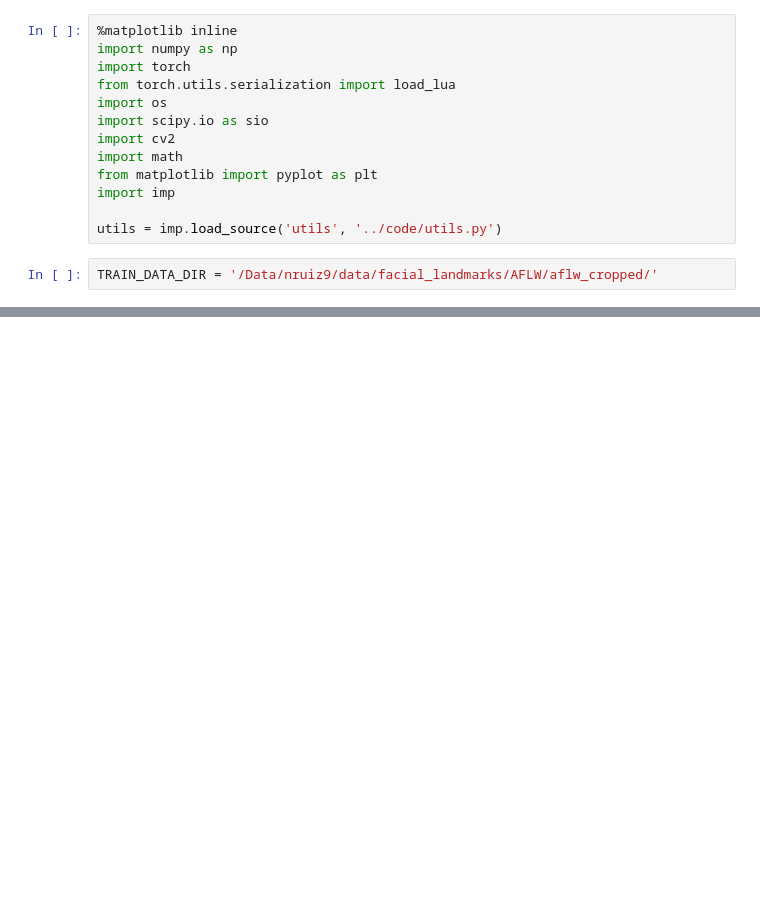
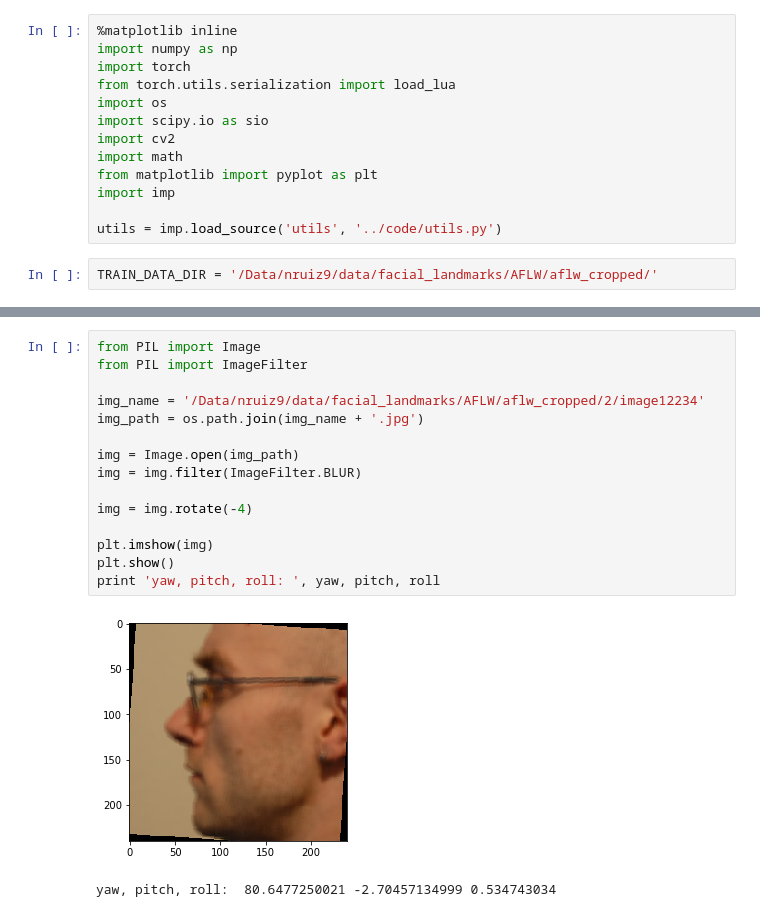
Before and after one commit to natanielruiz/deep-head-pose, a Jupyter notebook: practice/vis_AFLW.ipynb, the cells around one changed output, grey strips where cells are left out. Cells and saved outputs as stored; diff of their text form; blank space fills up the shorter version.

```diff
--- a/practice/vis_AFLW.ipynb
+++ b/practice/vis_AFLW.ipynb
@@ -40,0 +42,18 @@ IOError: [Errno 2] No such file or directory: '/Data/nruiz9/data/facial_landmark
+# %%
+from PIL import Image
+from PIL import ImageFilter
+
+img_name = '/Data/nruiz9/data/facial_landmarks/AFLW/aflw_cropped/2/image12234'
+img_path = os.path.join(img_name + '.jpg')
+
+img = Image.open(img_path)
+img = img.filter(ImageFilter.BLUR)
+
+img = img.rotate(-4)
+
+plt.imshow(img)
+plt.show()
+print 'yaw, pitch, roll: ', yaw, pitch, roll
+# %% [output]
+[figure, added]
+yaw, pitch, roll:  80.6477250021 -2.70457134999 0.534743034
```
Also changed, not shown: parts of 1 cell of this notebook, 12 other files.
